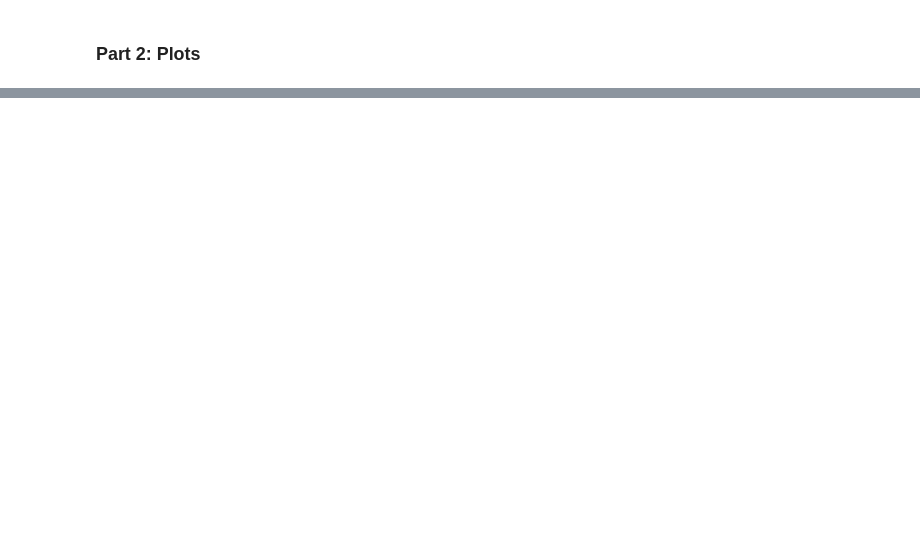
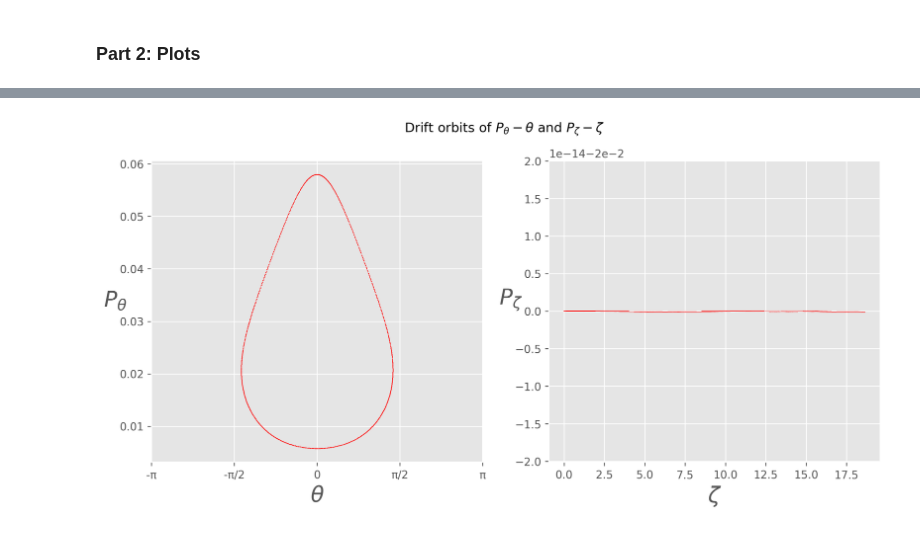
Before and after one commit to PlasmaPhy/guiding-center-motion, a Jupyter notebook: Notebook.ipynb, the cells around one changed output, grey strips where cells are left out. Saved outputs shown, nothing was run; the diff lists cells and outputs as text; code cells hidden in the pictures; blank space fills up the shorter version.

```diff
--- a/Notebook.ipynb
+++ b/Notebook.ipynb
@@ -60,0 +72,4 @@ current_particle.plot_drift()
+# %%
+cwp.plot_drift(theta_lim = [-np.pi ,np.pi])
+# %% [output]
+[figure, added]
```
Also changed, not shown: parts of 19 cells of this notebook, 3 other files.
